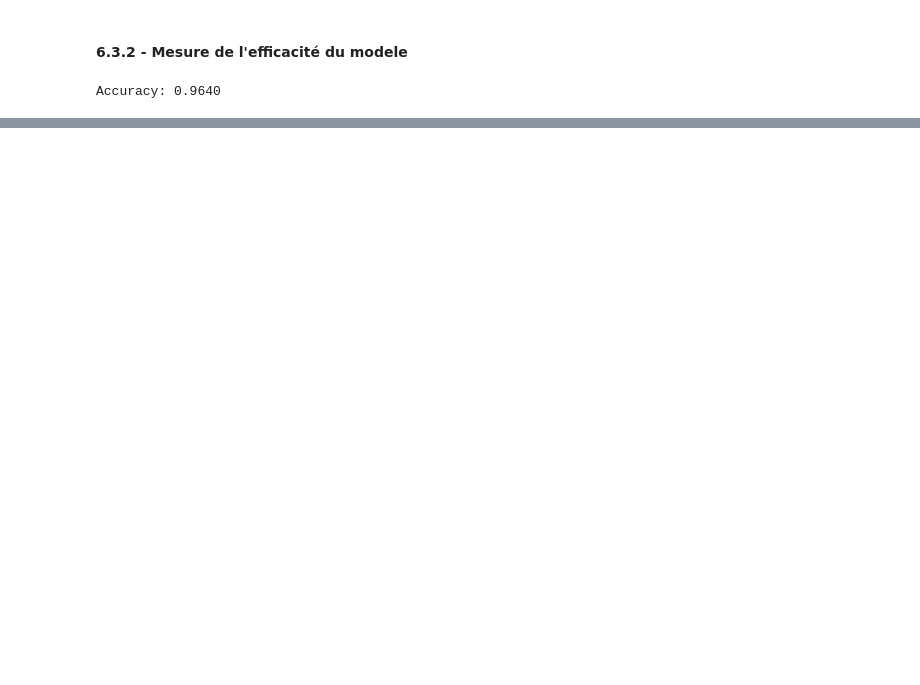
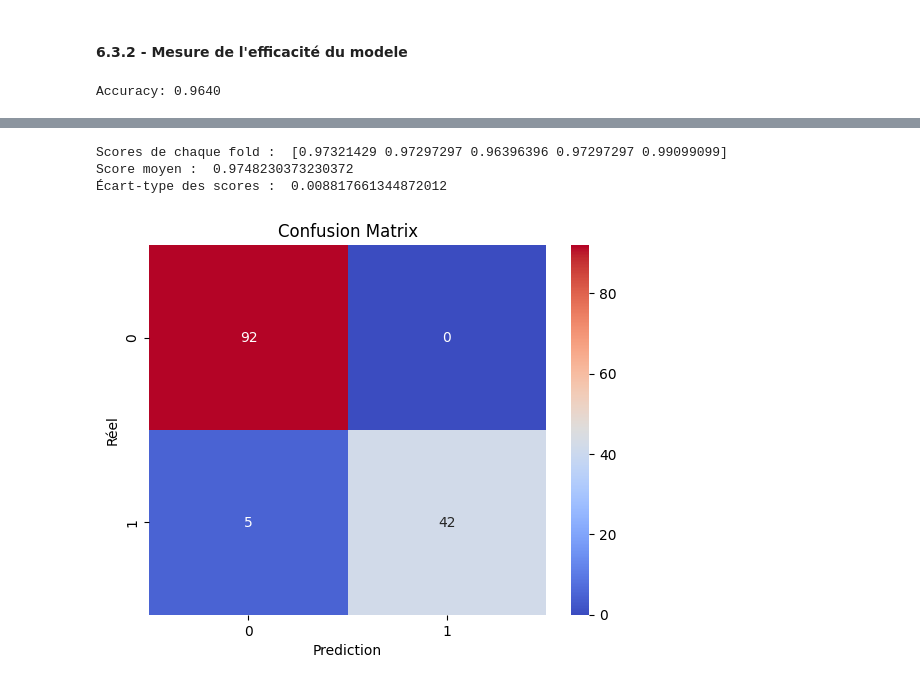
Before and after one commit to Dim2960/semiology_AI, a Jupyter notebook: cancer_sein/Exploration.ipynb, the cells around one changed output, grey strips where cells are left out. Cells and saved outputs as stored; diff of their text form; code cells hidden in the pictures; blank space fills up the shorter version.

Commit message:
Ajout du modele MLPC

```diff
--- a/cancer_sein/Exploration.ipynb
+++ b/cancer_sein/Exploration.ipynb
@@ -1067,0 +1203,11 @@ plt.show()
+# %%
+random_search_mlpc = RandomizedSearchCV(
+    estimator=pipeline_MLPC,
+    param_distributions=param_dist_mlpc,
+    n_iter=100,  # Nombre de configurations d'hyperparamètres à essayer
+    cv=5,        # Nombre de folds pour la cross-validation
+    verbose=2,
+    random_state=42,
+    n_jobs=-1,
+    # error_score='raise'
+)
@@ -1067,0 +1216,2 @@ plt.show()
+# %%
+random_search_mlpc.fit(X_train, y_train)
@@ -1067,0 +1237,12 @@ plt.show()
+# %%
+# Afficher les meilleurs paramètres trouvés
+print("Best parameters found: ", random_search_mlpc.best_params_)
+
+# Évaluer le modèle sur l'ensemble de test
+best_model_MLPC = random_search_mlpc.best_estimator_
+test_score_MLPC = best_model_MLPC.score(X_test, y_test)
+
+
+''' Vérifier avec Romain car pas très clair'''
+# # récupération du meilleur model pour entrainement et mesure du modele
+# best_model_rf = best_model_rfc['random_forest']
@@ -1067,0 +1252,2 @@ plt.show()
+# %%
+y_pred_MLPC = best_model_MLPC.predict(X_test)
@@ -1067,0 +1275,25 @@ plt.show()
+# %%
+'''
+Verifier la robustesse du modele
+'''
+# Effectuer la validation croisée
+scores = cross_val_score(pipeline_MLPC, X, y, cv=5)
+
+
+print("Scores de chaque fold : ", scores)
+print("Score moyen : ", scores.mean())
+print("Écart-type des scores : ", scores.std())
+# %% [output]
+Scores de chaque fold :  [0.97321429 0.97297297 0.96396396 0.97297297 0.99099099]
+Score moyen :  0.9748230373230372
+Écart-type des scores :  0.008817661344872012
+# %%
+conf_matrix_MLPC = confusion_matrix(y_test, y_pred_MLPC)
+
+sns.heatmap(conf_matrix_MLPC, annot=True, fmt='d', cmap='coolwarm')
+plt.xlabel('Prediction')
+plt.ylabel('Réel')
+plt.title('Confusion Matrix')
+plt.show()
+# %% [output]
+[figure, added]
```
Also changed, not shown: parts of 52 cells of this notebook.
